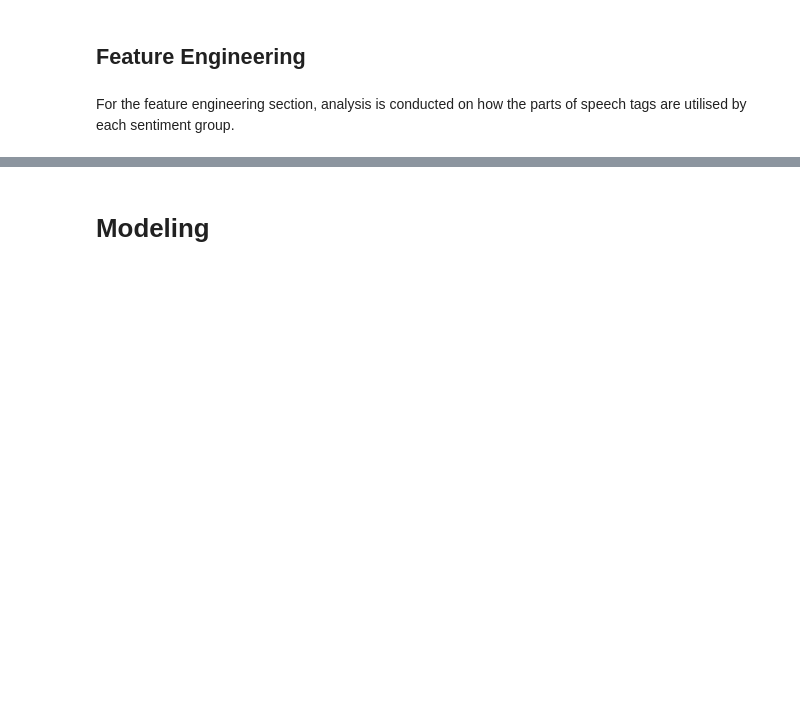
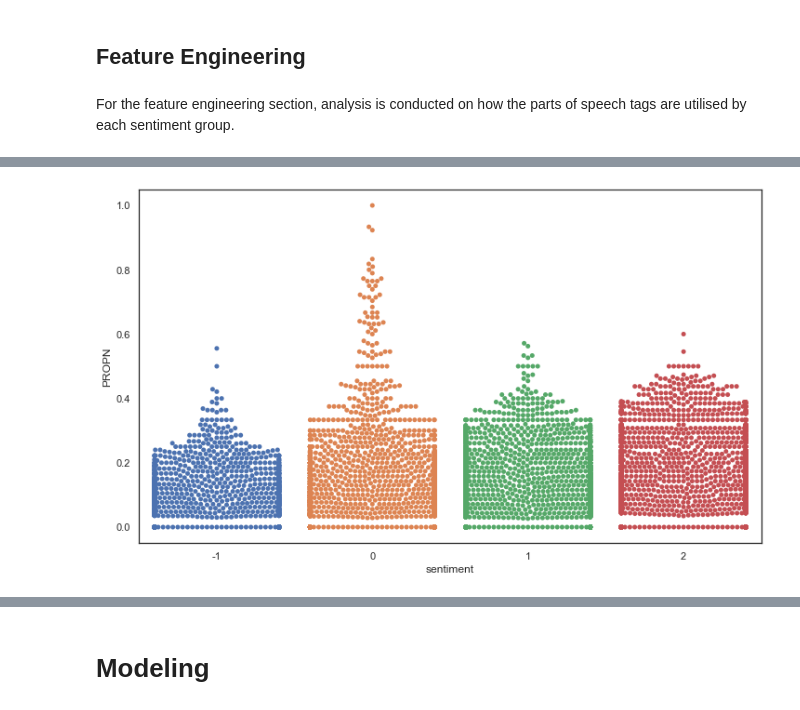
Before and after one commit to FaatimahM/jhb-ss3-classification-Repo, a Jupyter notebook: Classification_submission_file.ipynb, the cells around one changed output, grey strips where cells are left out. Cells and saved outputs as stored; diff of their text form; code cells hidden in the pictures; blank space fills up the shorter version.

```diff
--- a/Classification_submission_file.ipynb
+++ b/Classification_submission_file.ipynb
@@ -680,0 +718,4 @@ df_copy = add_pos_columns(df_copy, ['NOUN', 'PRON', 'PROPN', 'VERB', 'ADJ'])
+# %%
+pos_graphs(df_copy, 'PROPN')
+# %% [output]
+[figure, added]
```
Also changed, not shown: parts of 54 cells of this notebook.
